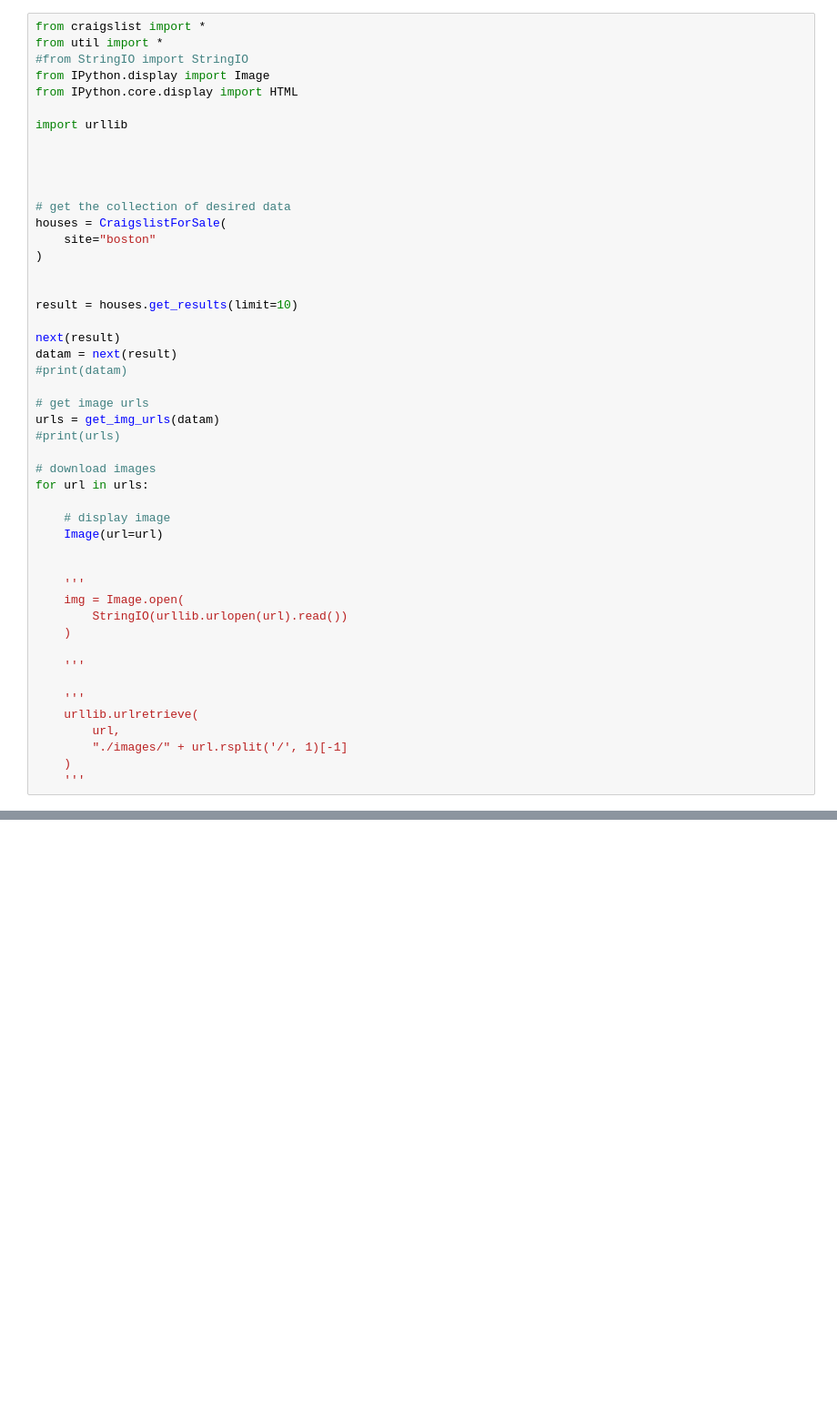
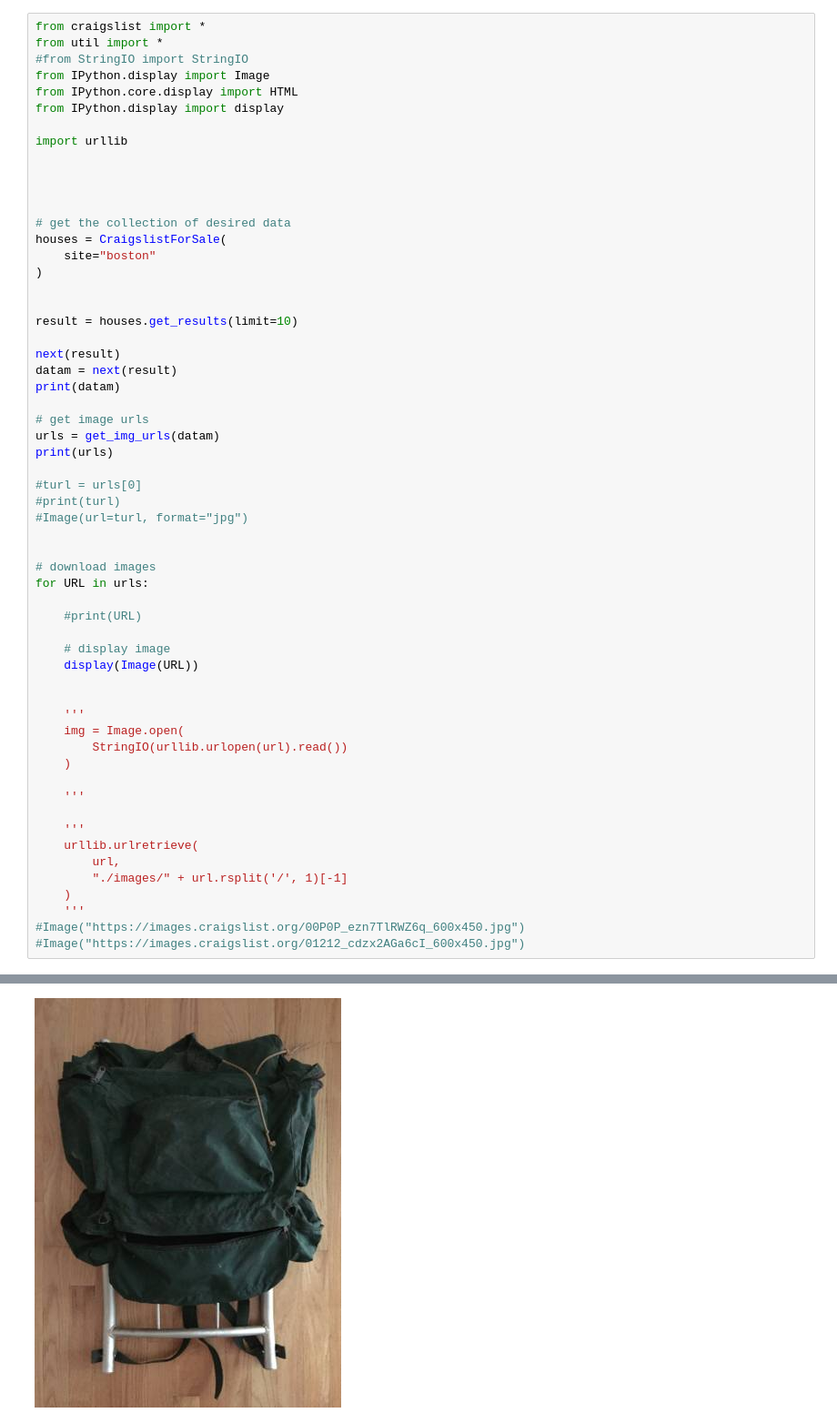
Before and after one commit to gregv21v/craigslist-examples, a Jupyter notebook: Images.ipynb, the cells around one changed output, grey strips where cells are left out. Shown at 91% size. Cells and saved outputs as stored; diff of their text form; blank space fills up the shorter version.

Commit message:
Images Example Update
Made it so image example displays
Updated the util library so it gets image urls even if there is only one
image.

```diff
--- a/Images.ipynb
+++ b/Images.ipynb
@@ -4,6 +4,7 @@ from util import *
 #from StringIO import StringIO
 from IPython.display import Image
 from IPython.core.display import HTML
+from IPython.display import display
 
 import urllib
 
@@ -20,17 +21,24 @@ result = houses.get_results(limit=10)
 
 next(result)
 datam = next(result)
-#print(datam)
+print(datam)
 
 # get image urls
 urls = get_img_urls(datam)
-#print(urls)
+print(urls)
+
+#turl = urls[0]
+#print(turl)
+#Image(url=turl, format="jpg")
+
 
 # download images
-for url in urls:
+for URL in urls:
+
+    #print(URL)
 
     # display image
-    Image(url=url)
+    display(Image(URL))
 
 
     '''
@@ -46,4 +54,6 @@ for url in urls:
         "./images/" + url.rsplit('/', 1)[-1]
     )
     '''
+#Image("https://images.craigslist.org/00P0P_ezn7TlRWZ6q_600x450.jpg")
+#Image("https://images.craigslist.org/01212_cdzx2AGa6cI_600x450.jpg")
 # %% [output]
@@ -50,0 +62 @@ NameError: name 'get_img_urls' is not defined
+[figure, added]
```
Also changed, not shown: parts of 1 cell of this notebook, 1 other file.
